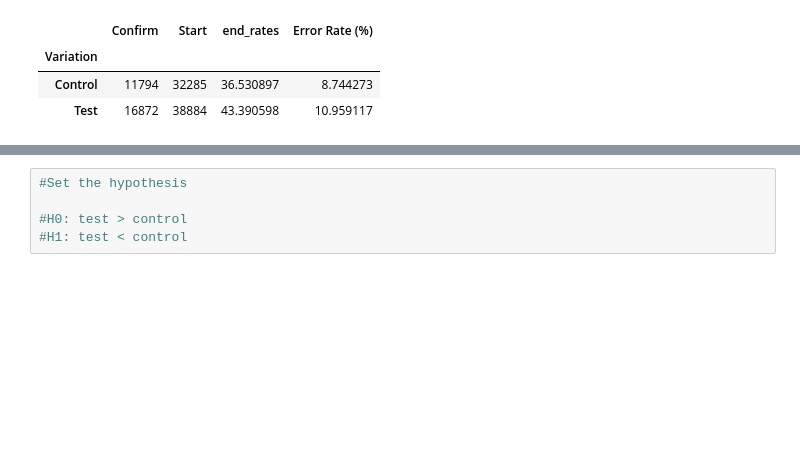
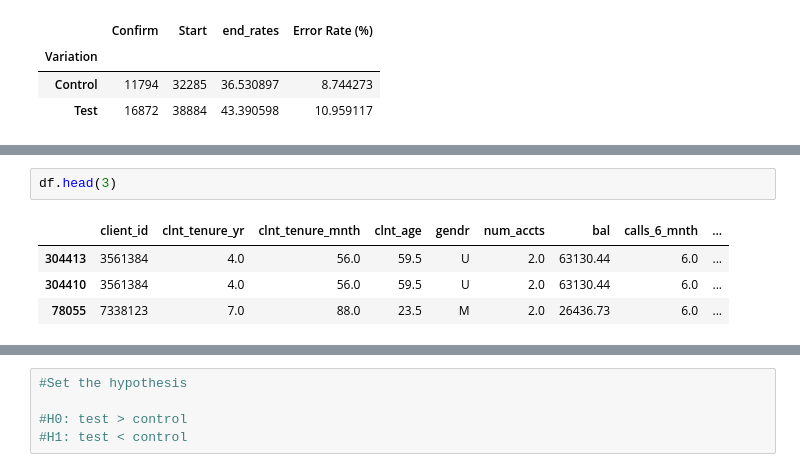
Before and after one commit to beatranche/Project-2, a Jupyter notebook: notebooks/main.ipynb, the cells around one changed output, grey strips where cells are left out. Saved outputs shown, nothing was run; the diff lists cells and outputs as text; blank space fills up the shorter version.

```diff
--- a/notebooks/main.ipynb
+++ b/notebooks/main.ipynb
@@ -338,0 +411,7 @@ La tasa de finalización de test es mayor que la de control o viceversa
+# %%
+df.head(3)
+# %% [output]
+|  | client_id | clnt_tenure_yr | clnt_tenure_mnth | clnt_age | gendr | num_accts | bal | calls_6_mnth | ... |
+| 304413 | 3561384 | 4.0 | 56.0 | 59.5 | U | 2.0 | 63130.44 | 6.0 | ... |
+| 304410 | 3561384 | 4.0 | 56.0 | 59.5 | U | 2.0 | 63130.44 | 6.0 | ... |
+| 78055 | 7338123 | 7.0 | 88.0 | 23.5 | M | 2.0 | 26436.73 | 6.0 | ... |
```
Also changed, not shown: parts of 30 cells of this notebook, 5 other files.
